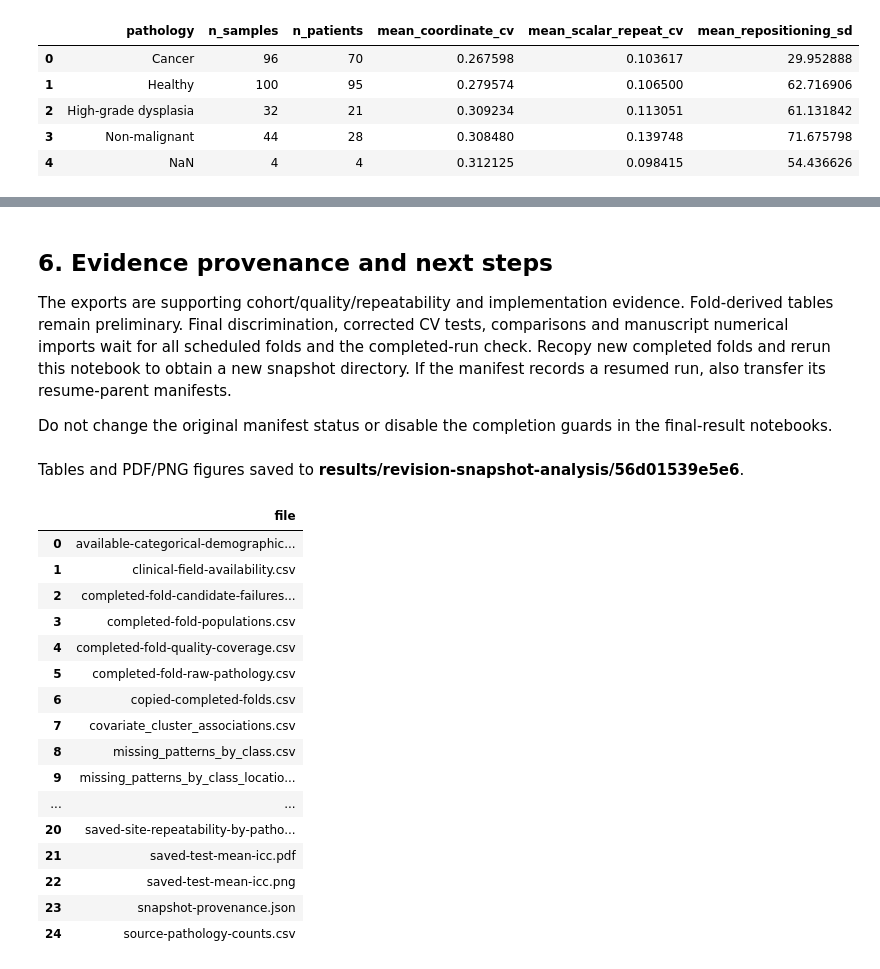
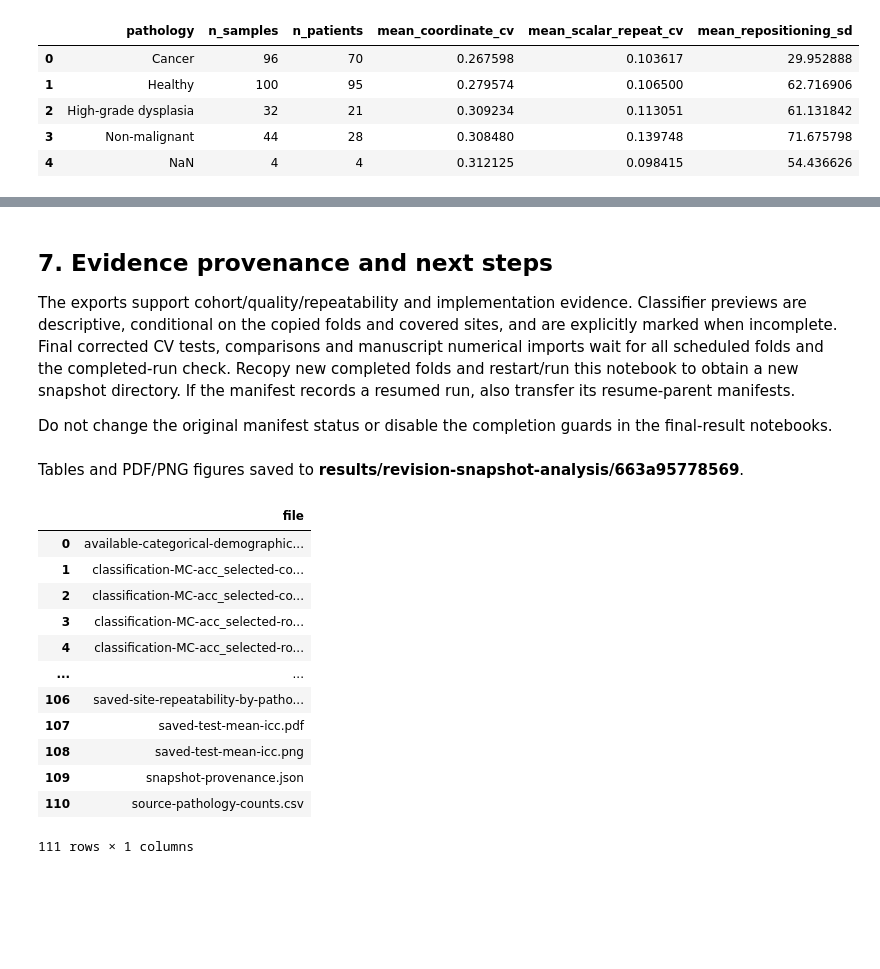
Before and after one commit to EITLabworks/IIVV-Evaluation, a Jupyter notebook: Revision-Snapshot.ipynb, the cells around one changed output, grey strips where cells are left out. Saved outputs shown, nothing was run; the diff lists cells and outputs as text; code cells hidden in the pictures; blank space fills up the shorter version.

Commit message:
snapshot revisions upd

```diff
--- a/Revision-Snapshot.ipynb
+++ b/Revision-Snapshot.ipynb
@@ -19,7 +19,7 @@ ROOT = next(
     p for p in [Path.cwd(), *Path.cwd().parents] if (p / "run_revision.py").is_file()
 )
 SNAPSHOT = (
-    ROOT / os.environ.get("IIVV_SNAPSHOT", "results/revision-server-snapshot")
+    ROOT / os.environ.get("IIVV_SNAPSHOT", "results/revision-server-snapshot-20261026-083653")
 ).resolve()
 INPUTS = {}
 
@@ -700,45 +960,43 @@ table(failure_rows, "completed-fold-candidate-failures")
 # %% [markdown]
-## 6. Evidence provenance and next steps
+## 7. Evidence provenance and next steps
 
-The exports are supporting cohort/quality/repeatability and implementation evidence. Fold-derived tables remain preliminary. Final discrimination, corrected CV tests, comparisons and manuscript numerical imports wait for all scheduled folds and the completed-run check. Recopy new completed folds and rerun this notebook to obtain a new snapshot directory. If the manifest records a resumed run, also transfer its resume-parent manifests.
+The exports support cohort/quality/repeatability and implementation evidence. Classifier previews are descriptive, conditional on the copied folds and covered sites, and are explicitly marked when incomplete. Final corrected CV tests, comparisons and manuscript numerical imports wait for all scheduled folds and the completed-run check. Recopy new completed folds and restart/run this notebook to obtain a new snapshot directory. If the manifest records a resumed run, also transfer its resume-parent manifests.
 
 Do not change the original manifest status or disable the completion guards in the final-result notebooks.
 # %%
 provenance = {
-    "kind": "server snapshot analysis; no final classification inference",
+    "kind": "server snapshot analysis; descriptive classifier preview; no final classification inference",
     "snapshot": str(SNAPSHOT),
     "snapshot_hash": SNAPSHOT_HASH,
     "recorded_run_status": manifest["status"],
     "scheduled_folds": len(expected),
     "copied_completed_folds": len(FOLDS),
-    "classification_metrics_aggregated": False,
+    "classification_metrics_aggregated": not CLASSIFICATION_SUMMARY.empty,
+    "classification_scope": "descriptive covered-site metrics from copied completed folds; no final inference",
+    "classification_code_sha256": CLASSIFIER_CODE_HASHES,
     "fitting_or_resampling_performed": False,
     "input_artifact_sha256": INPUTS,
     "output_artifact_sha256": {
         p.name: sha(p)
         for p in sorted(OUT.iterdir())
         if p.is_file() and p.name != "snapshot-provenance.json"
     },
 }
 (OUT / "snapshot-provenance.json").write_text(json.dumps(provenance, indent=2) + "\n")
 display(Markdown(f"Tables and PDF/PNG figures saved to **{OUT.relative_to(ROOT)}**."))
 display(pd.DataFrame({"file": sorted(p.name for p in OUT.iterdir())}))
 # %% [output]
-Tables and PDF/PNG figures saved to **results/revision-snapshot-analysis/56d01539e5e6**.
+Tables and PDF/PNG figures saved to **results/revision-snapshot-analysis/663a95778569**.
 |  | file |
 | 0 | available-categorical-demographic... |
-| 1 | clinical-field-availability.csv |
-| 2 | completed-fold-candidate-failures... |
-| 3 | completed-fold-populations.csv |
-| 4 | completed-fold-quality-coverage.csv |
-| 5 | completed-fold-raw-pathology.csv |
-| 6 | copied-completed-folds.csv |
-| 7 | covariate_cluster_associations.csv |
-| 8 | missing_patterns_by_class.csv |
-| 9 | missing_patterns_by_class_locatio... |
+| 1 | classification-MC-acc_selected-co... |
+| 2 | classification-MC-acc_selected-co... |
+| 3 | classification-MC-acc_selected-ro... |
+| 4 | classification-MC-acc_selected-ro... |
 | ... | ... |
-| 20 | saved-site-repeatability-by-patho... |
-| 21 | saved-test-mean-icc.pdf |
-| 22 | saved-test-mean-icc.png |
-| 23 | snapshot-provenance.json |
-| 24 | source-pathology-counts.csv |
+| 106 | saved-site-repeatability-by-patho... |
+| 107 | saved-test-mean-icc.pdf |
+| 108 | saved-test-mean-icc.png |
+| 109 | snapshot-provenance.json |
+| 110 | source-pathology-counts.csv |
+111 rows × 1 columns
```
Also changed, not shown: parts of 9 cells of this notebook, 1 other file.
